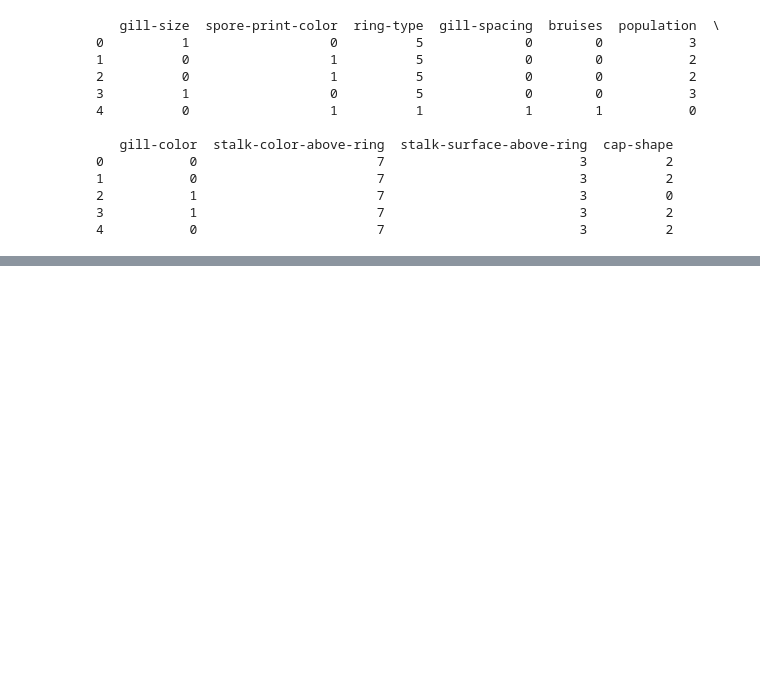
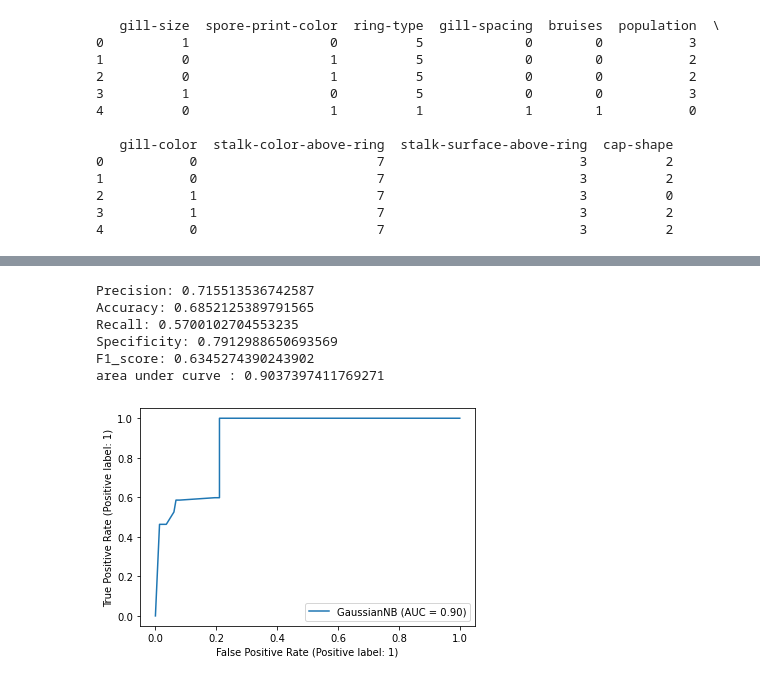
Before and after one commit to jagmeet18/DataMining, a Jupyter notebook: practice_notebook.ipynb, the cells around one changed output, grey strips where cells are left out. Saved outputs shown, nothing was run; the diff lists cells and outputs as text; code cells hidden in the pictures; blank space fills up the shorter version.

```diff
--- a/practice_notebook.ipynb
+++ b/practice_notebook.ipynb
@@ -570,0 +571,39 @@ area under curve : 0.6010501082135543
+# %%
+from sklearn.metrics import classification_report
+from sklearn.naive_bayes import GaussianNB
+from sklearn import metrics
+
+clf = GaussianNB()
+clf.fit(X_train, y_train)
+
+prediction = clf.predict(X_test)
+prediction_train = clf.predict(X_train)
+y_pred = clf.predict(X_test)
+
+#this is to get the precison, accuracy, F1_score, sensitivity and specificity
+Precision = metrics.precision_score(y_train, prediction_train)
+Accuracy = metrics.accuracy_score(y_train, prediction_train)
+Sensitivity_recall = metrics.recall_score(y_train, prediction_train)
+Specificity = metrics.recall_score(y_train, prediction_train, pos_label=0)
+F1_score = metrics.f1_score(y_train, prediction_train)
+
+
+print(f"Precision:",Precision)
+print(f"Accuracy:",Accuracy)
+print(f"Recall:",Sensitivity_recall)
+print(f"Specificity:",Specificity)
+print(f"F1_score:",F1_score)
+
+#ROC CURVE USING GAUSSIAN CLASSIFIER
+metrics.plot_roc_curve(clf,X_test,y_test)
+prob3 = clf.predict_proba(X_test)[::,1]
+auc3 = metrics.roc_auc_score(y_test,prob3)
+print("area under curve :", auc3)
+# %% [output]
+Precision: 0.715513536742587
+Accuracy: 0.6852125389791565
+Recall: 0.5700102704553235
+Specificity: 0.7912988650693569
+F1_score: 0.6345274390243902
+area under curve : 0.9037397411769271
+[figure, added]
```
Also changed, not shown: parts of 12 cells of this notebook.
